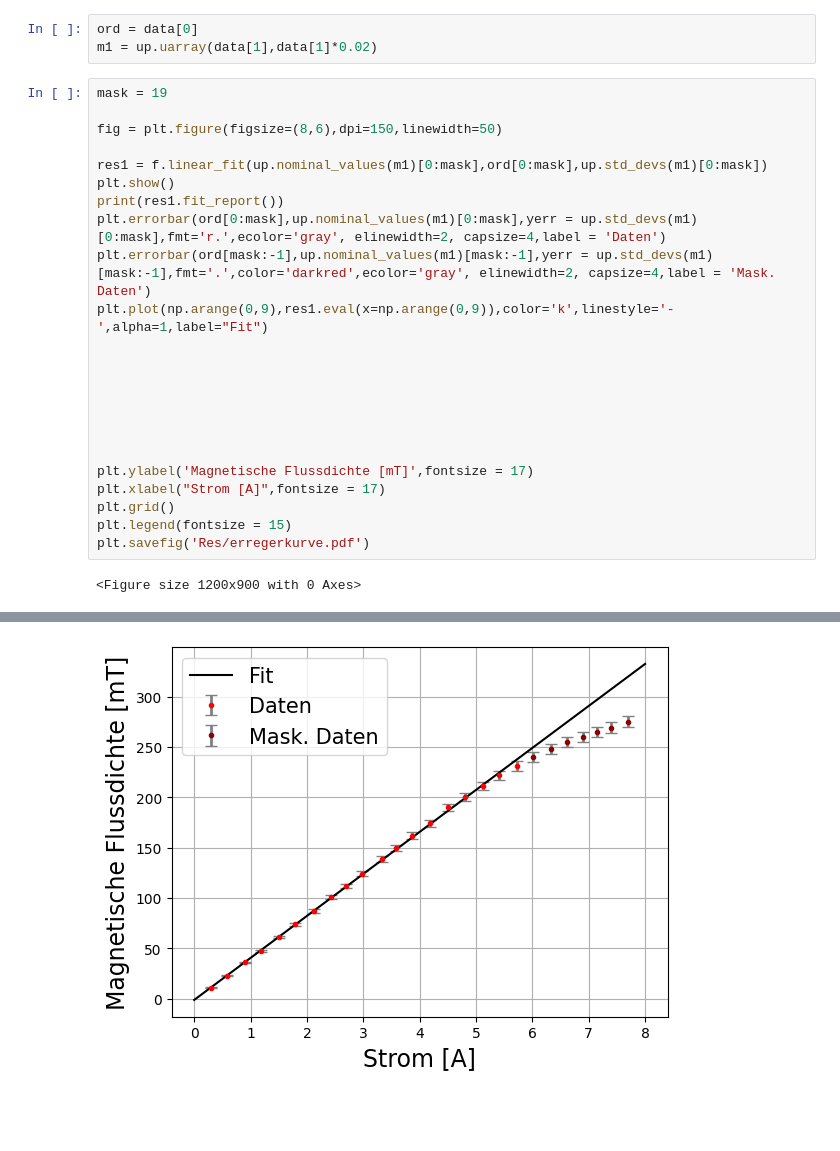
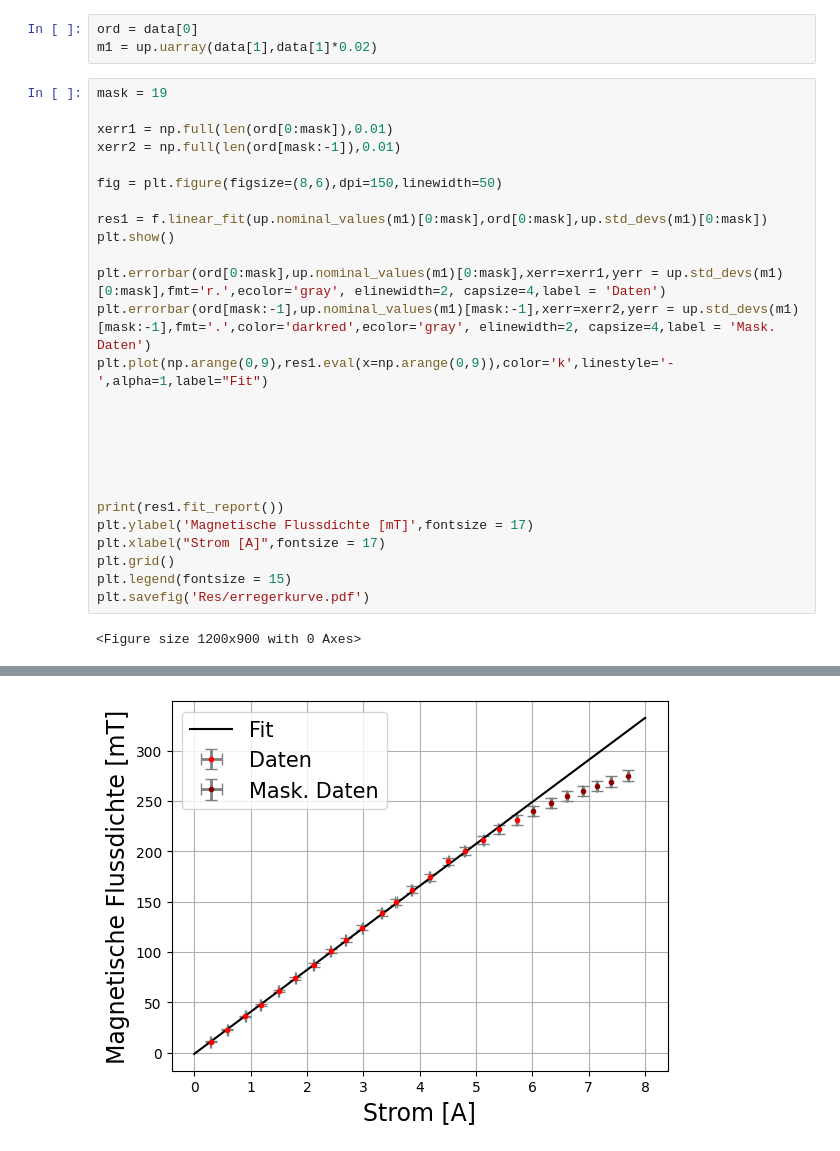
Before and after one commit to Friedrich-Jahns/Fortgeschrittenen-Praktikum-Physik, a Jupyter notebook: FP2_Zeemann/erregerkurve/erregerkurve.ipynb, the cells around one changed output, grey strips where cells are left out. Cells and saved outputs as stored; diff of their text form; blank space fills up the shorter version.

```diff
--- a/FP2_Zeemann/erregerkurve/erregerkurve.ipynb
+++ b/FP2_Zeemann/erregerkurve/erregerkurve.ipynb
@@ -19,44 +19,47 @@ ord = data[0]
 m1 = up.uarray(data[1],data[1]*0.02)
 # %%
 mask = 19
+
+xerr1 = np.full(len(ord[0:mask]),0.01)
+xerr2 = np.full(len(ord[mask:-1]),0.01)
 
 fig = plt.figure(figsize=(8,6),dpi=150,linewidth=50)
 
 res1 = f.linear_fit(up.nominal_values(m1)[0:mask],ord[0:mask],up.std_devs(m1)[0:mask])
 plt.show()
-print(res1.fit_report())
-plt.errorbar(ord[0:mask],up.nominal_values(m1)[0:mask],yerr = up.std_devs(m1)[0:mask],fmt='r.',ecolor='gray', elinewidth=2, capsize=4,label = 'Daten')
-plt.errorbar(ord[mask:-1],up.nominal_values(m1)[mask:-1],yerr = up.std_devs(m1)[mask:-1],fmt='.',color='darkred',ecolor='gray', elinewidth=2, capsize=4,label = 'Mask. Daten')
+
+plt.errorbar(ord[0:mask],up.nominal_values(m1)[0:mask],xerr=xerr1,yerr = up.std_devs(m1)[0:mask],fmt='r.',ecolor='gray', elinewidth=2, capsize=4,label = 'Daten')
+plt.errorbar(ord[mask:-1],up.nominal_values(m1)[mask:-1],xerr=xerr2,yerr = up.std_devs(m1)[mask:-1],fmt='.',color='darkred',ecolor='gray', elinewidth=2, capsize=4,label = 'Mask. Daten')
 plt.plot(np.arange(0,9),res1.eval(x=np.arange(0,9)),color='k',linestyle='-',alpha=1,label="Fit")
 
 
 
 
 
 
-
+print(res1.fit_report())
 plt.ylabel('Magnetische Flussdichte [mT]',fontsize = 17)
 plt.xlabel("Strom [A]",fontsize = 17)
 plt.grid()
 plt.legend(fontsize = 15)
 plt.savefig('Res/erregerkurve.pdf')
 # %% [output]
 <Figure size 1200x900 with 0 Axes>
 [[Model]]
     Model(linear)
 [[Fit Statistics]]
     # fitting method   = leastsq
     # function evals   = 7
     # data points      = 19
     # variables        = 2
     chi-square         = 8.33722974
     reduced chi-square = 0.49042528
     Akaike info crit   = -11.6504517
     Bayesian info crit = -9.76157374
     R-squared          = 0.99990606
 [[Variables]]
     slope:      41.7201052 +/- 0.17065753 (0.41%) (init = 41.47764)
     intercept: -1.25029763 +/- 0.16276203 (13.02%) (init = -0.441903)
 [[Correlations]] (unreported correlations are < 0.100)
     C(slope, intercept) = -0.638
-[figure, old version]
+[figure, new version]
```
Also changed, not shown: 3 other files.
